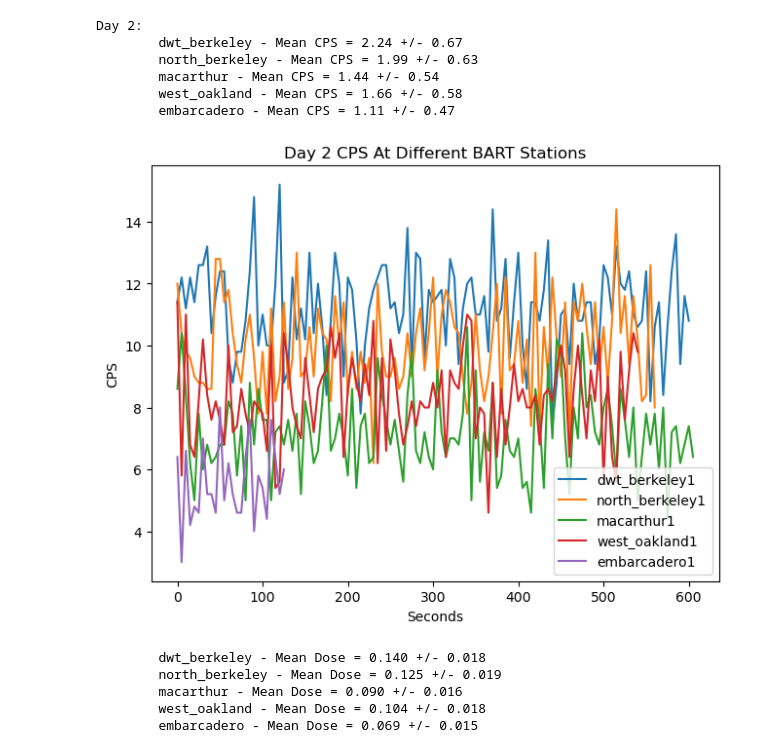
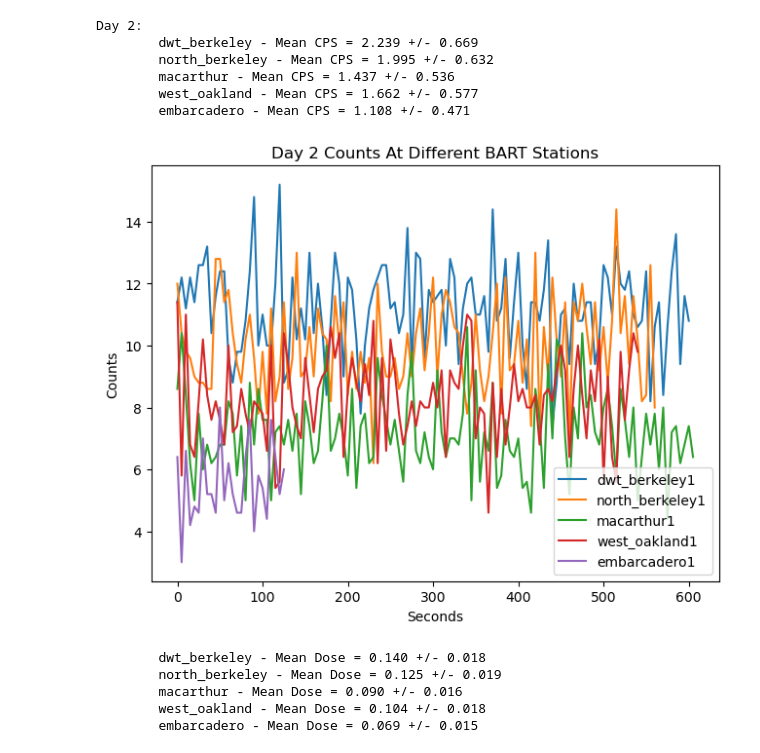
Before and after one commit to jgrant559-beep/E11---Jenna-Dakota-and-Ethan-, a Jupyter notebook: New/Final_Project_data_analysis.ipynb, the cells around one changed output. Drawn from its saved outputs; the diff is of its cells as text; code cells hidden in the pictures.

```diff
--- a/New/Final_Project_data_analysis.ipynb
+++ b/New/Final_Project_data_analysis.ipynb
@@ -27,6 +27,18 @@ all_data = {
         "west_oakland1": pd.read_csv("pth(8).csv").loc[:, "voc_mean":"voc_err"],
         "embarcadero0": pd.read_csv("pth(4).csv").loc[:, "voc_mean":"voc_err"],
         "embarcadero1": pd.read_csv("pth(9).csv").loc[:, "voc_mean":"voc_err"]
+    },
+    "humidity": {
+        "dwt_berkeley0": pd.read_csv("pth.csv").loc[:, "hum_mean":"hum_err"],
+        "dwt_berkeley1": pd.read_csv("pth(5).csv").loc[:, "hum_mean":"hum_err"],
+        "north_berkeley0": pd.read_csv("pth(1).csv").loc[:, "hum_mean":"hum_err"],
+        "north_berkeley1": pd.read_csv("pth(6).csv").loc[:, "hum_mean":"hum_err"],
+        "macarthur0": pd.read_csv("pth(2).csv").loc[:, "hum_mean":"hum_err"],
+        "macarthur1": pd.read_csv("pth(7).csv").loc[:, "hum_mean":"hum_err"],
+        "west_oakland0": pd.read_csv("pth(3).csv").loc[:, "hum_mean":"hum_err"],
+        "west_oakland1": pd.read_csv("pth(8).csv").loc[:, "hum_mean":"hum_err"],
+        "embarcadero0": pd.read_csv("pth(4).csv").loc[:, "hum_mean":"hum_err"],
+        "embarcadero1": pd.read_csv("pth(9).csv").loc[:, "hum_mean":"hum_err"]
     }
 }
 # %%
@@ -79,42 +91,42 @@ Day 1:
 print(f"Day 2:")
 for key, value in all_data.get("radiation").items():
     data_size = len(value.loc[:, "cps"])
     xs = np.arange(data_size)*5 # 5 second intervals
     if str(key).endswith("1"):
         plt.plot(xs, value.loc[:, "cps"], label=key)
         mean_count = np.mean(value.loc[:, "cps"])
         sig_counts = np.sqrt(mean_count)
         mean_cps = mean_count / 5
         sig_cps = sig_counts / 5
-        print(f"\t{key[:-1]} - Mean CPS = {mean_cps:.2f} +/- {sig_cps:.2f}")
+        print(f"\t{key[:-1]} - Mean CPS = {mean_cps:.3f} +/- {sig_cps:.3f}")
 plt.legend()
 plt.tight_layout()
-plt.title("Day 2 CPS At Different BART Stations")
+plt.title("Day 2 Counts At Different BART Stations")
 plt.xlabel("Seconds")
-plt.ylabel("CPS")
+plt.ylabel("Counts")
 plt.show()
 for key, value in all_data.get("radiation").items():
     data_size = len(value.loc[:, "usv_hr"])
     xs = np.arange(data_size)*5 # 5 second intervals
     if str(key).endswith("1"):
         plt.plot(xs, value.loc[:, "usv_hr"], label=key)
         mean_dose = np.mean(value.loc[:, "usv_hr"])
         sig_dose = np.std(value.loc[:, "usv_hr"])
         print(f"\t{key[:-1]} - Mean Dose = {mean_dose:.3f} +/- {sig_dose:.3f}")
 plt.legend()
 plt.tight_layout()
 plt.title("Day 2 Dose At Different BART Stations")
 plt.xlabel("Seconds")
 plt.ylabel("usv per hour")
 plt.show()
 # %% [output]
 Day 2:
-        dwt_berkeley - Mean CPS = 2.24 +/- 0.67
-        north_berkeley - Mean CPS = 1.99 +/- 0.63
-        macarthur - Mean CPS = 1.44 +/- 0.54
-        west_oakland - Mean CPS = 1.66 +/- 0.58
-        embarcadero - Mean CPS = 1.11 +/- 0.47
+        dwt_berkeley - Mean CPS = 2.239 +/- 0.669
+        north_berkeley - Mean CPS = 1.995 +/- 0.632
+        macarthur - Mean CPS = 1.437 +/- 0.536
+        west_oakland - Mean CPS = 1.662 +/- 0.577
+        embarcadero - Mean CPS = 1.108 +/- 0.471
-[figure, old version]
+[figure, new version]
         dwt_berkeley - Mean Dose = 0.140 +/- 0.018
         north_berkeley - Mean Dose = 0.125 +/- 0.019
         macarthur - Mean Dose = 0.090 +/- 0.016
```
Also changed, not shown: parts of 3 cells of this notebook.
